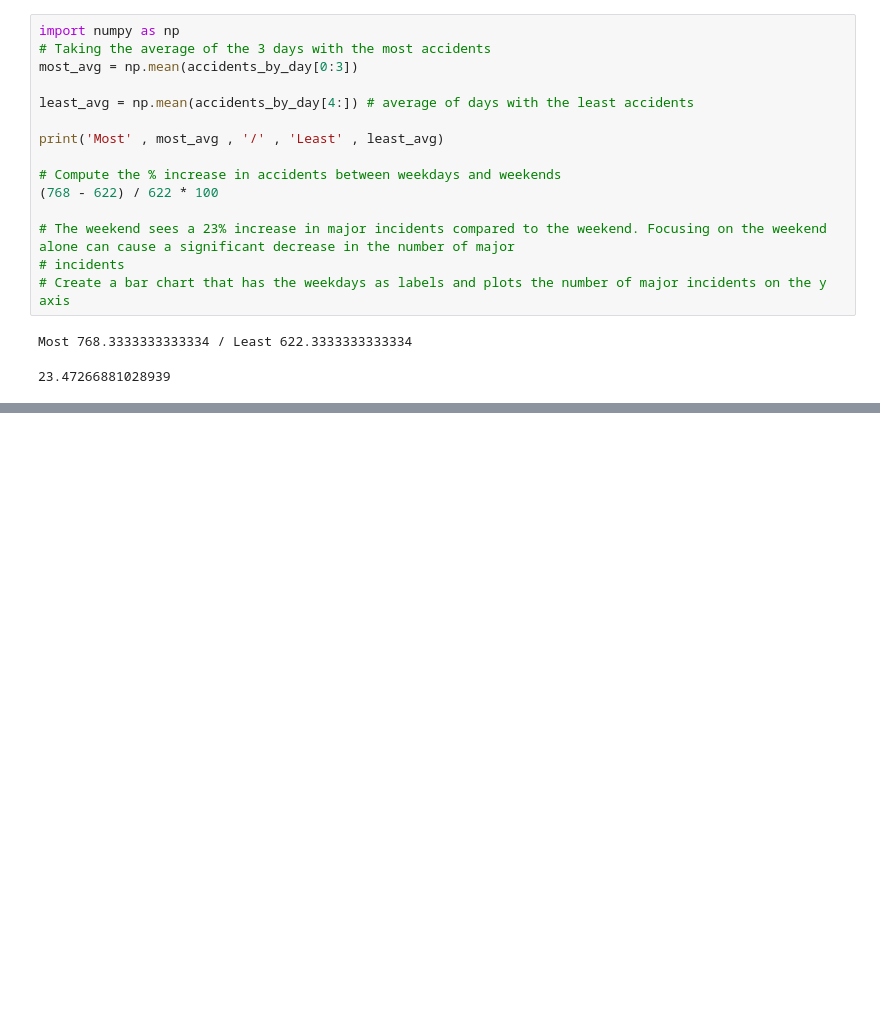
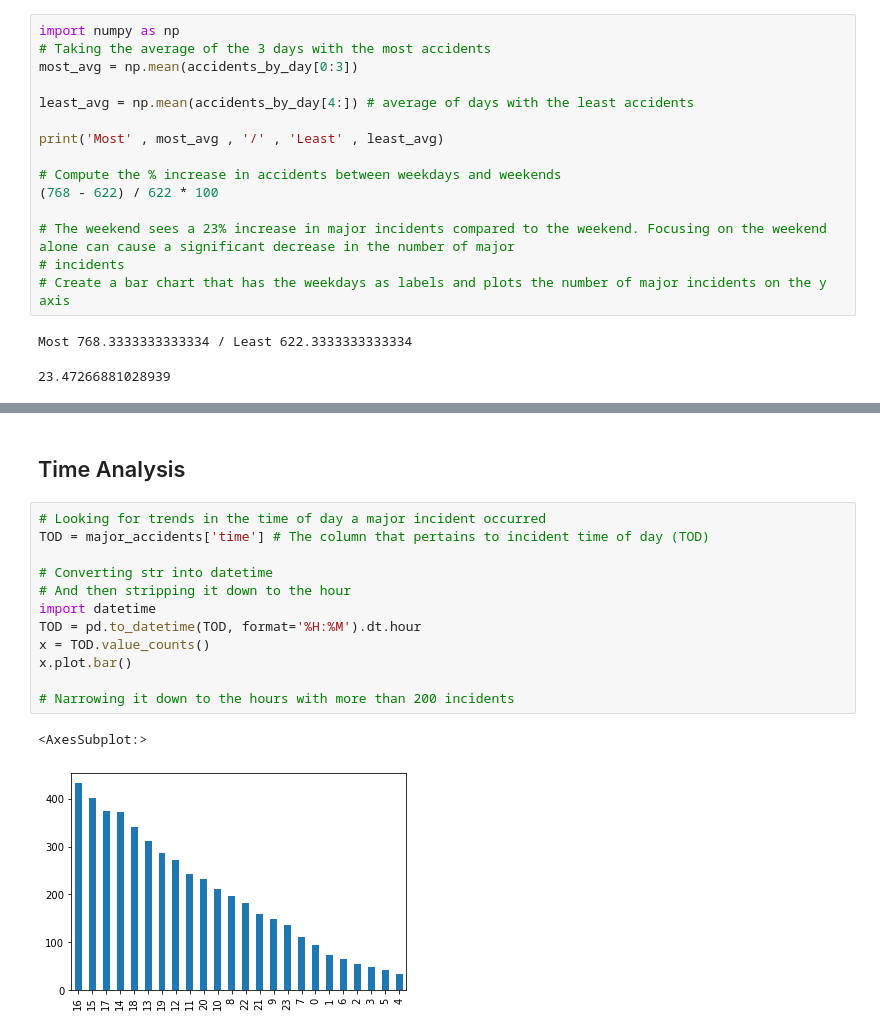
Before and after one commit to awesomepack/High-Fatality-Car-Accidents, a Jupyter notebook: Incident_Analysis.ipynb, the cells around one changed output, grey strips where cells are left out. Saved outputs shown, nothing was run; the diff lists cells and outputs as text; blank space fills up the shorter version.

Commit message:
Plotted incidence occurrence by the hour

```diff
--- a/Incident_Analysis.ipynb
+++ b/Incident_Analysis.ipynb
@@ -129,0 +115,17 @@ Name: time, Length: 4817, dtype: object
+# %% [markdown]
+## Time Analysis
+# %%
+# Looking for trends in the time of day a major incident occurred
+TOD = major_accidents['time'] # The column that pertains to incident time of day (TOD)
+
+# Converting str into datetime
+# And then stripping it down to the hour
+import datetime
+TOD = pd.to_datetime(TOD, format='%H:%M').dt.hour
+x = TOD.value_counts()
+x.plot.bar()
+
+# Narrowing it down to the hours with more than 200 incidents
+# %% [output]
+<AxesSubplot:>
+[figure, added]
```
Also changed, not shown: parts of 2 cells of this notebook.
